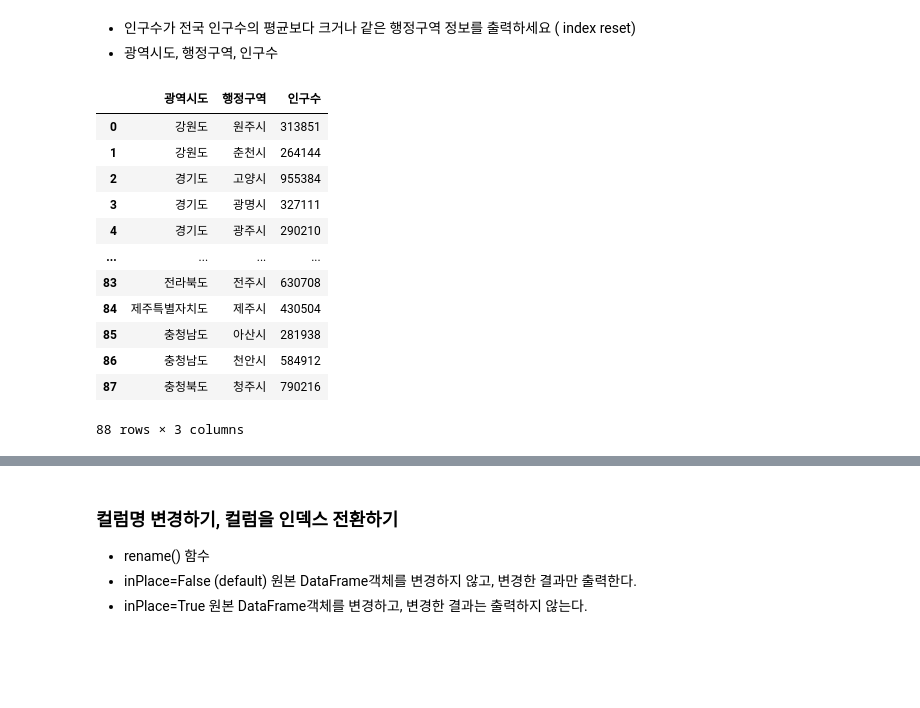
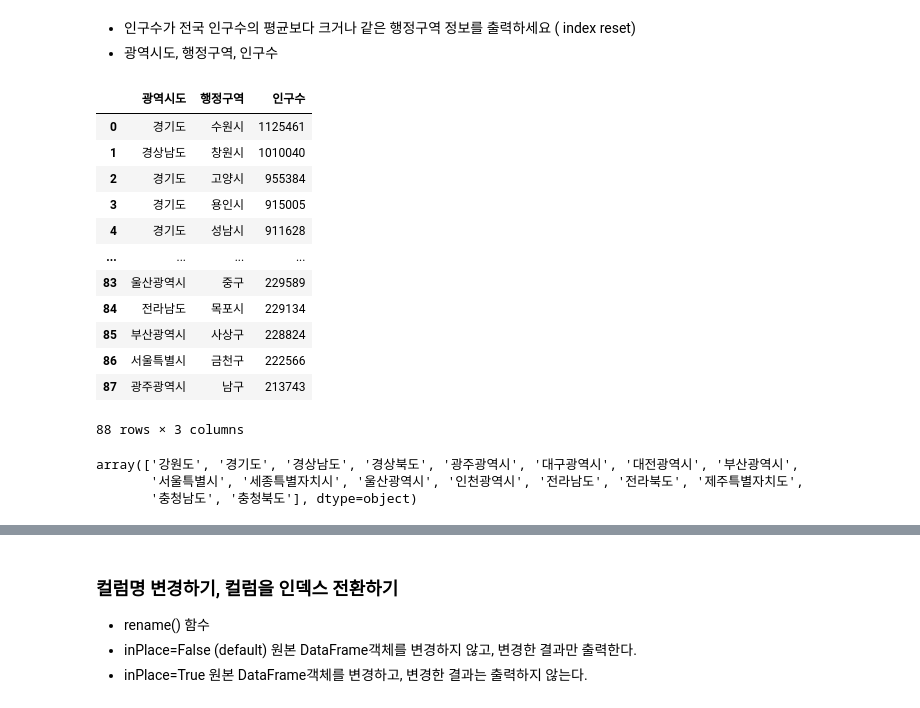
Before and after one commit to jero-06/Python_WebScrapting_DataAnalsis, a Jupyter notebook: 03.행정구역정보_분석과시각화.ipynb, the cells around one changed output, grey strips where cells are left out. Cells and saved outputs as stored; diff of their text form; code cells hidden in the pictures; blank space fills up the shorter version.

```diff
--- a/03.행정구역정보_분석과시각화.ipynb
+++ b/03.행정구역정보_분석과시각화.ipynb
@@ -332,22 +332,28 @@ data.loc[data['인구수'] == data['인구수'].min()]
 * 인구수가 전국 인구수의 평균보다 크거나 같은 행정구역 정보를 출력하세요 ( index reset)
 * 광역시도, 행정구역, 인구수
 # %%
-data.loc[data['인구수'] >= data['인구수'].mean(), ['광역시도', '행정구역', '인구수']].reset_index(drop=True)
+data.loc[data['인구수'] >= data['인구수'].mean(), ['광역시도', '행정구역', '인구수']]\
+    .sort_values(['인구수'], ascending=False).reset_index(drop=True)
 # %% [output]
 |  | 광역시도 | 행정구역 | 인구수 |
-| 0 | 강원도 | 원주시 | 313851 |
-| 1 | 강원도 | 춘천시 | 264144 |
+| 0 | 경기도 | 수원시 | 1125461 |
+| 1 | 경상남도 | 창원시 | 1010040 |
 | 2 | 경기도 | 고양시 | 955384 |
-| 3 | 경기도 | 광명시 | 327111 |
-| 4 | 경기도 | 광주시 | 290210 |
+| 3 | 경기도 | 용인시 | 915005 |
+| 4 | 경기도 | 성남시 | 911628 |
 | ... | ... | ... | ... |
-| 83 | 전라북도 | 전주시 | 630708 |
-| 84 | 제주특별자치도 | 제주시 | 430504 |
-| 85 | 충청남도 | 아산시 | 281938 |
-| 86 | 충청남도 | 천안시 | 584912 |
-| 87 | 충청북도 | 청주시 | 790216 |
+| 83 | 울산광역시 | 중구 | 229589 |
+| 84 | 전라남도 | 목포시 | 229134 |
+| 85 | 부산광역시 | 사상구 | 228824 |
+| 86 | 서울특별시 | 금천구 | 222566 |
+| 87 | 광주광역시 | 남구 | 213743 |
 88 rows × 3 columns
 # %%
 # unique한 광역시도명
+data['광역시도'].unique()
+# %% [output]
+array(['강원도', '경기도', '경상남도', '경상북도', '광주광역시', '대구광역시', '대전광역시', '부산광역시',
+       '서울특별시', '세종특별자치시', '울산광역시', '인천광역시', '전라남도', '전라북도', '제주특별자치도',
+       '충청남도', '충청북도'], dtype=object)
 # %%
 # 광역시도별 Row Counting
```
Also changed, not shown: parts of 1 cell of this notebook.
